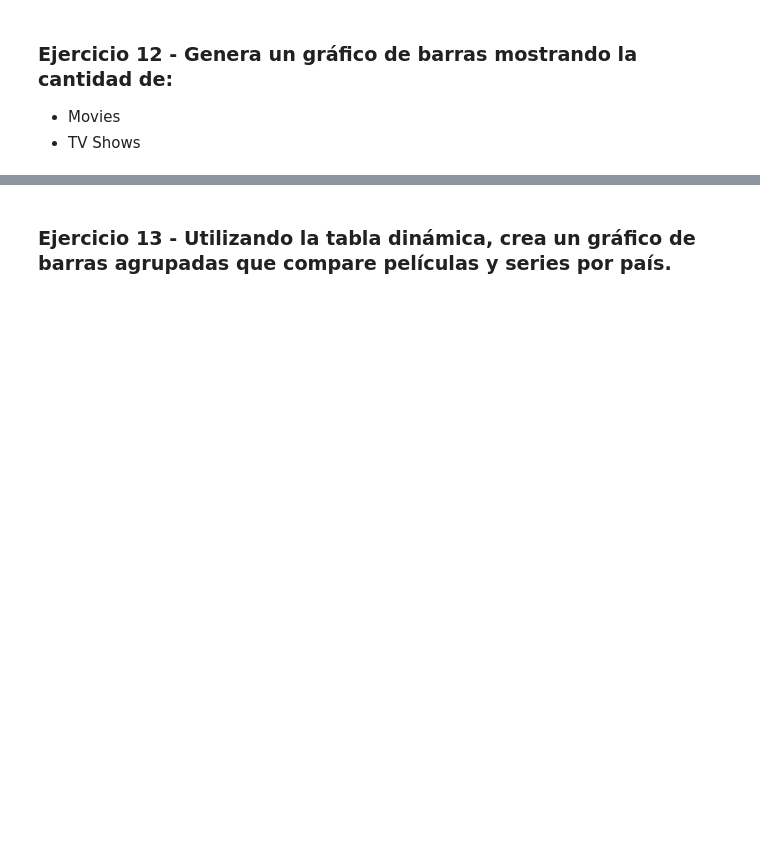
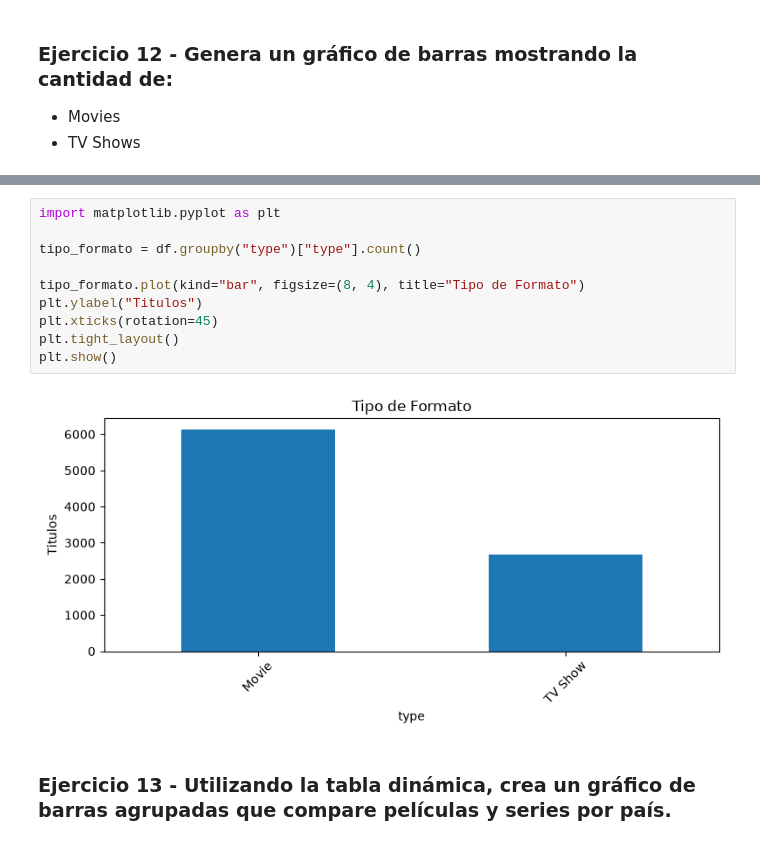
Before and after one commit to gseilerdev/data-analysis-course, a Jupyter notebook: modulo-3-transformacion/clase-10/practica/notebook.ipynb, the cells around one changed output, grey strips where cells are left out. Drawn from its saved outputs; the diff is of its cells as text; blank space fills up the shorter version.

```diff
--- a/modulo-3-transformacion/clase-10/practica/notebook.ipynb
+++ b/modulo-3-transformacion/clase-10/practica/notebook.ipynb
@@ -204,3 +354,15 @@ El gráfico debe incluir:
+# %%
+import matplotlib.pyplot as plt
+
+tipo_formato = df.groupby("type")["type"].count()
+
+tipo_formato.plot(kind="bar", figsize=(8, 4), title="Tipo de Formato")
+plt.ylabel("Titulos")
+plt.xticks(rotation=45)
+plt.tight_layout()
+plt.show()
+# %% [output]
+[figure, added]
 # %% [markdown]
 ### Ejercicio 13 - Utilizando la tabla dinámica, crea un gráfico de barras agrupadas que compare películas y series por país.
 # %%
```
Also changed, not shown: parts of 17 cells of this notebook.
